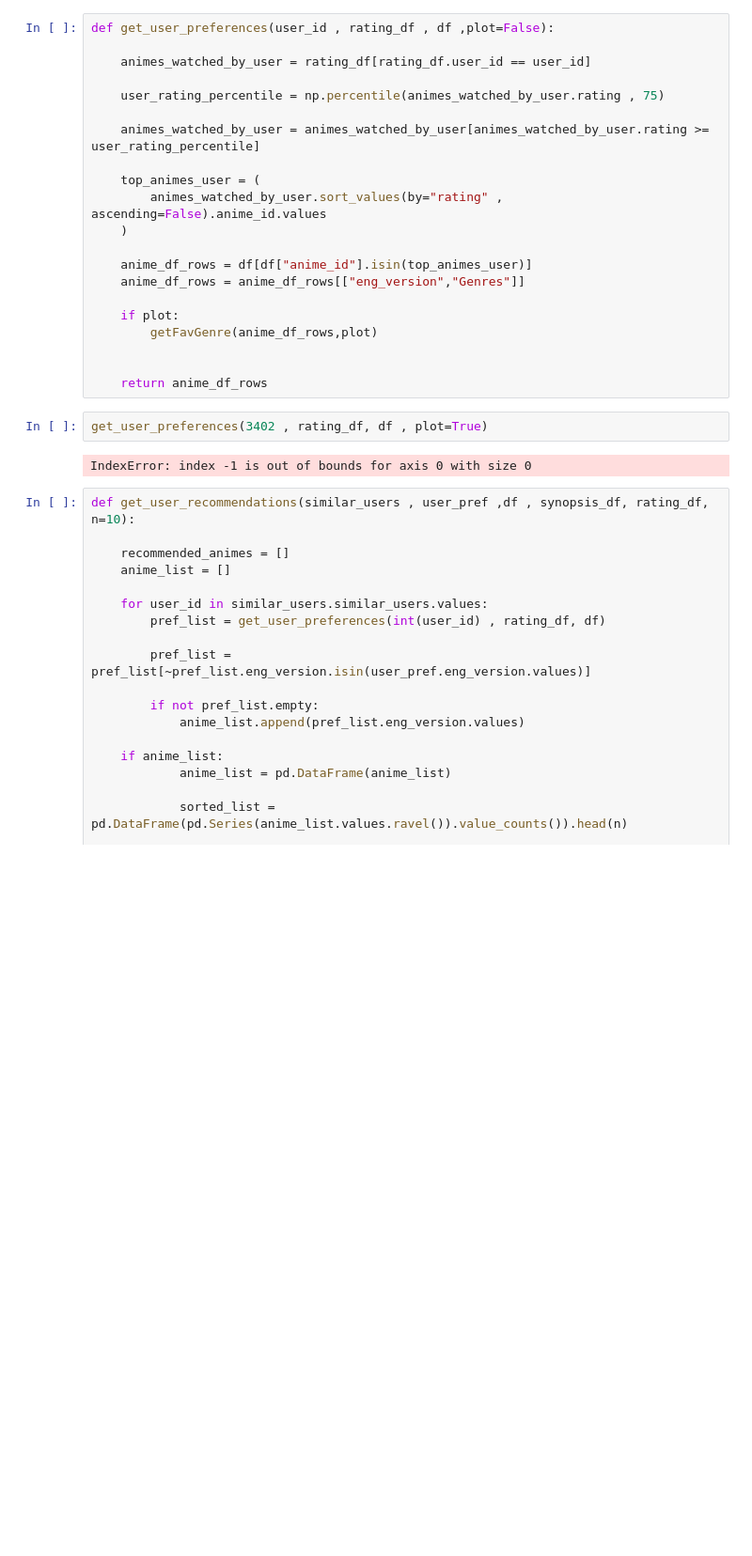
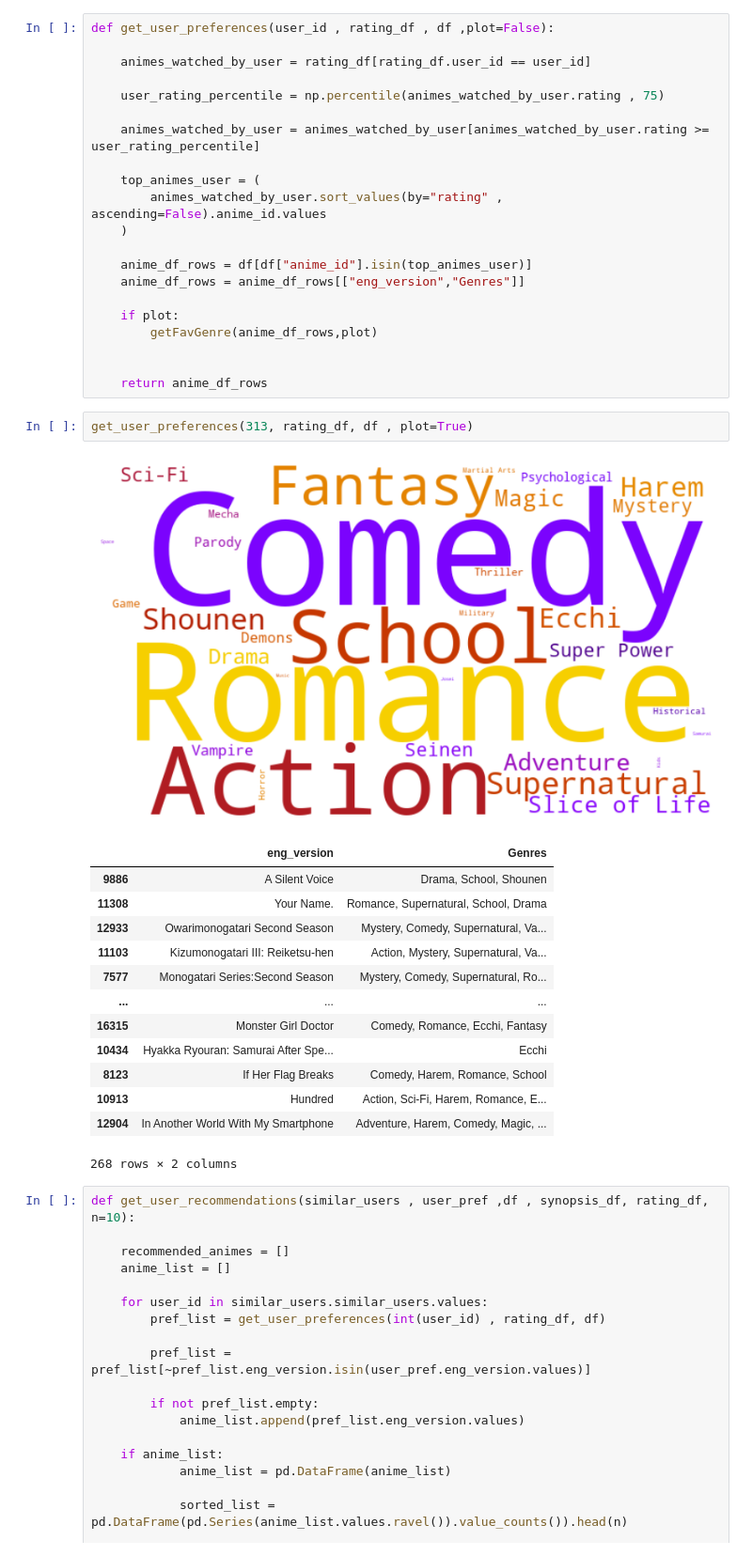
Before and after one commit to AbulFaizBangi/Anime-Rec, a Jupyter notebook: notebook/anime.ipynb, the cells around one changed output. Shown at 94% size. Drawn from its saved outputs; the diff is of its cells as text; blank space fills up the shorter version.

```diff
--- a/notebook/anime.ipynb
+++ b/notebook/anime.ipynb
@@ -552,9 +565,22 @@ def get_user_preferences(user_id , rating_df , df ,plot=False):
 
     return anime_df_rows
 # %%
-get_user_preferences(3402 , rating_df, df , plot=True)
+get_user_preferences(313, rating_df, df , plot=True)
 # %% [output]
+[figure, added]
+|  | eng_version | Genres |
+| 9886 | A Silent Voice | Drama, School, Shounen |
+| 11308 | Your Name. | Romance, Supernatural, School, Drama |
+| 12933 | Owarimonogatari Second Season | Mystery, Comedy, Supernatural, Va... |
+| 11103 | Kizumonogatari III: Reiketsu-hen | Action, Mystery, Supernatural, Va... |
+| 7577 | Monogatari Series:Second Season | Mystery, Comedy, Supernatural, Ro... |
+| ... | ... | ... |
+| 16315 | Monster Girl Doctor | Comedy, Romance, Ecchi, Fantasy |
+| 10434 | Hyakka Ryouran: Samurai After Spe... | Ecchi |
+| 8123 | If Her Flag Breaks | Comedy, Harem, Romance, School |
+| 10913 | Hundred | Action, Sci-Fi, Harem, Romance, E... |
+| 12904 | In Another World With My Smartphone | Adventure, Harem, Comedy, Magic, ... |
-IndexError: index -1 is out of bounds for axis 0 with size 0
+268 rows × 2 columns
 # %%
 def get_user_recommendations(similar_users , user_pref ,df , synopsis_df, rating_df, n=10):
 
```
Also changed, not shown: parts of 6 cells of this notebook, 8 other files.
